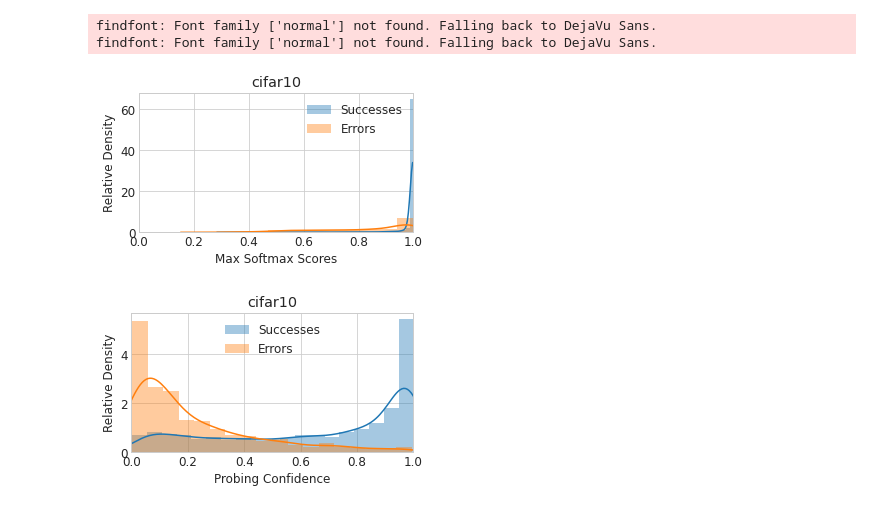
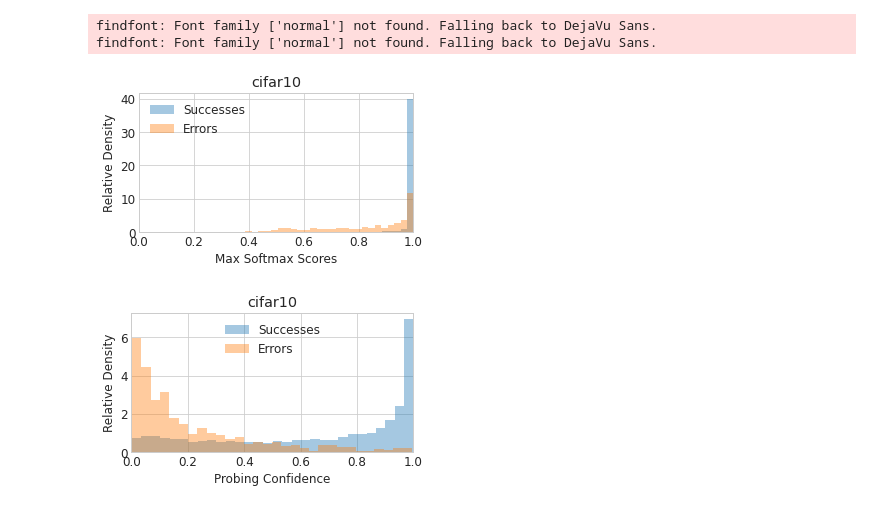
Before and after one commit to d-ailin/SSProbing, a Jupyter notebook: vis_demo.ipynb, the cells around one changed output. Drawn from its saved outputs; the diff is of its cells as text; code cells hidden in the pictures.

```diff
--- a/vis_demo.ipynb
+++ b/vis_demo.ipynb
@@ -54,10 +56,12 @@ show_ssl_cls(np.array(pred_scores), pred_scores_for_gts, np.array(pred_corrects)
 # %%
-show_res(pred_scores, pred_corrects, None, 'Max Softmax Scores', {}, {'title': f'{dataset}', 'xlabel': 'Max Softmax Scores'})
+draw_config = {'kde': False, 'norm_hist': True, 'bins':30}
+
+show_dist(pred_scores, pred_corrects, None, 'Max Softmax Scores', draw_config, {'title': f'{dataset}', 'xlabel': 'Max Softmax Scores'})
 # %% [output]
 findfont: Font family ['normal'] not found. Falling back to DejaVu Sans.
 findfont: Font family ['normal'] not found. Falling back to DejaVu Sans.
-[figure, old version]
+[figure, new version]
 # %%
-show_res(np.array(rot_scores_full)[:, 0], pred_corrects, None, 'Probing Confidence', {}, {'title': f'{dataset}', 'xlabel': 'Probing Confidence'})
+show_dist(np.array(rot_scores_full)[:, 0], pred_corrects, None, 'Probing Confidence', draw_config, {'title': f'{dataset}', 'xlabel': 'Probing Confidence'})
 # %% [output]
-[figure, old version]
+[figure, new version]
```
Also changed, not shown: parts of 2 cells of this notebook, 2 other files.
